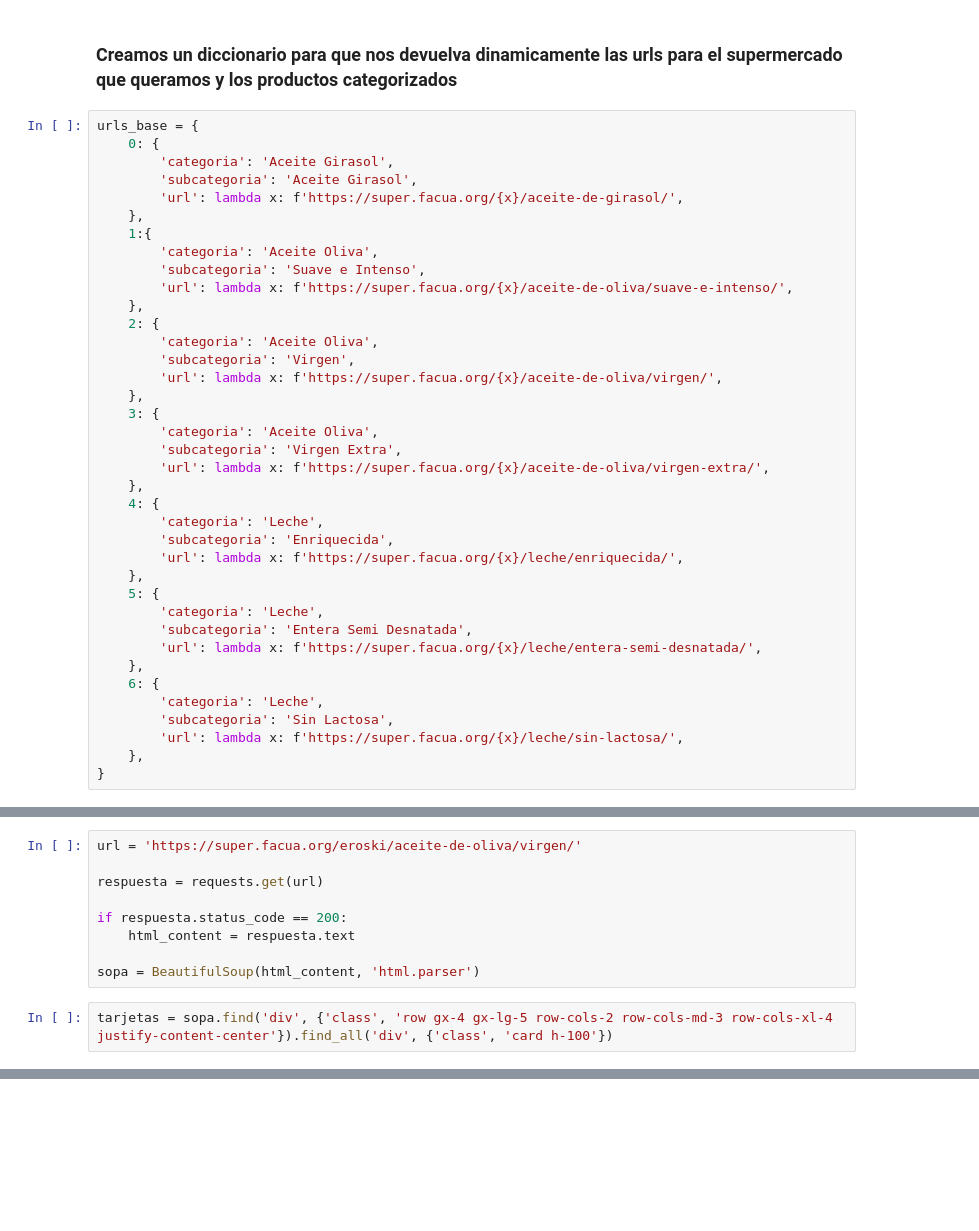
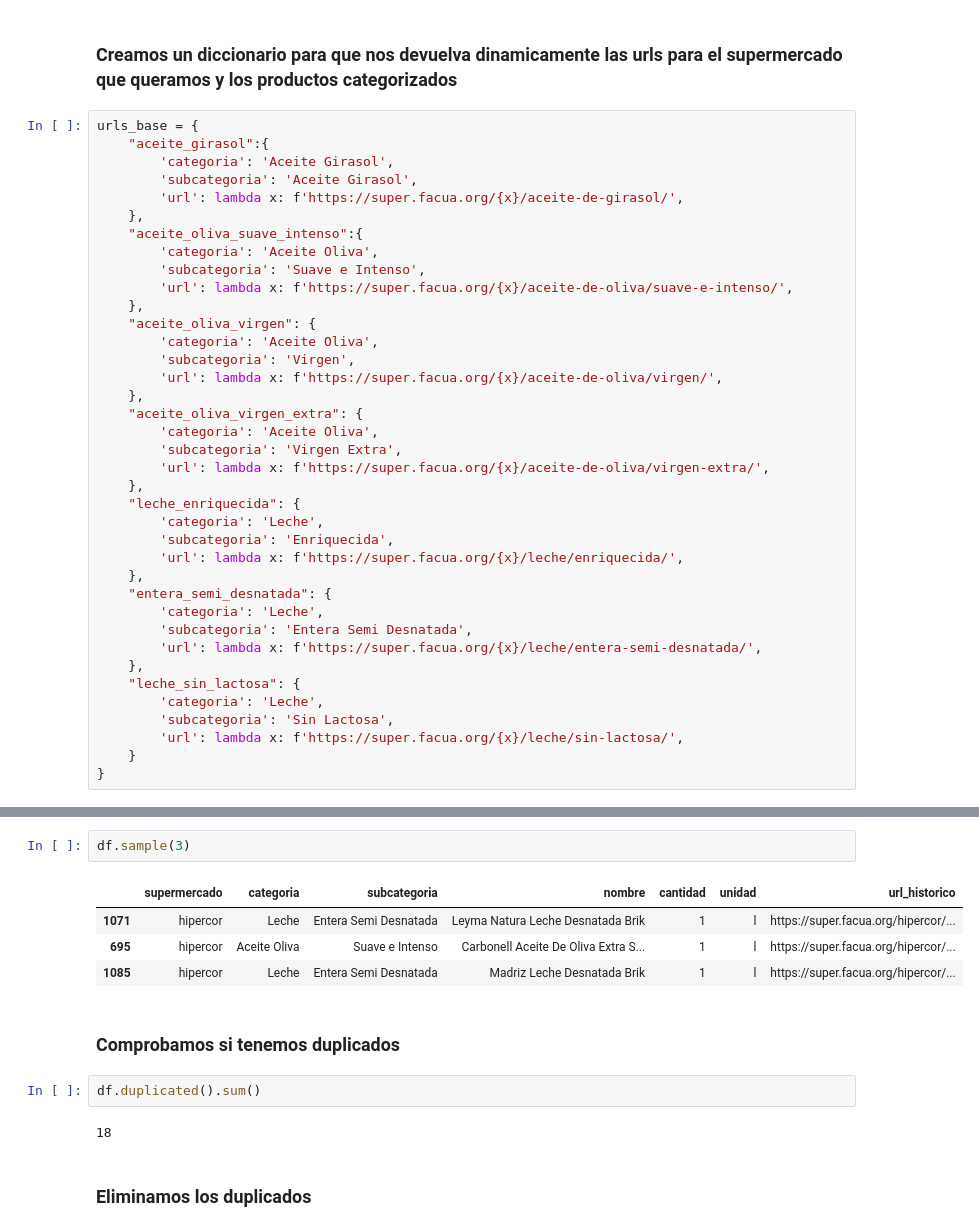
Before and after one commit to joseluisalmendral/Proyecto4-AnalisisFacua, a Jupyter notebook: notebooks/1_scrapping_de_datos.ipynb, the cells around one changed output, grey strips where cells are left out. Drawn from its saved outputs; the diff is of its cells as text; blank space fills up the shorter version.

```diff
--- a/notebooks/1_scrapping_de_datos.ipynb
+++ b/notebooks/1_scrapping_de_datos.ipynb
@@ -34,39 +36,39 @@ supermercados = ['mercadona', 'carrefour', 'eroski', 'dia', 'hipercor', 'alcampo
 ### Creamos un diccionario para que nos devuelva dinamicamente las urls para el supermercado que queramos y los productos categorizados
 # %%
 urls_base = {
-    0: {
+    "aceite_girasol":{
         'categoria': 'Aceite Girasol',
         'subcategoria': 'Aceite Girasol',
         'url': lambda x: f'https://super.facua.org/{x}/aceite-de-girasol/',
     },
-    1:{
+    "aceite_oliva_suave_intenso":{
         'categoria': 'Aceite Oliva',
         'subcategoria': 'Suave e Intenso',
         'url': lambda x: f'https://super.facua.org/{x}/aceite-de-oliva/suave-e-intenso/',
     },
-    2: {
+    "aceite_oliva_virgen": {
         'categoria': 'Aceite Oliva',
         'subcategoria': 'Virgen',
         'url': lambda x: f'https://super.facua.org/{x}/aceite-de-oliva/virgen/',
     },
-    3: {
+    "aceite_oliva_virgen_extra": {
         'categoria': 'Aceite Oliva',
         'subcategoria': 'Virgen Extra',
         'url': lambda x: f'https://super.facua.org/{x}/aceite-de-oliva/virgen-extra/',
     },
-    4: {
+    "leche_enriquecida": {
         'categoria': 'Leche',
         'subcategoria': 'Enriquecida',
         'url': lambda x: f'https://super.facua.org/{x}/leche/enriquecida/',
     },
-    5: {
+    "entera_semi_desnatada": {
         'categoria': 'Leche',
         'subcategoria': 'Entera Semi Desnatada',
         'url': lambda x: f'https://super.facua.org/{x}/leche/entera-semi-desnatada/',
     },
-    6: {
+    "leche_sin_lactosa": {
         'categoria': 'Leche',
         'subcategoria': 'Sin Lactosa',
         'url': lambda x: f'https://super.facua.org/{x}/leche/sin-lactosa/',
-    },
+    }
 }
@@ -78,11 +74,0 @@ urls_base = {
-# %%
-url = 'https://super.facua.org/eroski/aceite-de-oliva/virgen/'
-
-respuesta = requests.get(url)
-
-if respuesta.status_code == 200:
-    html_content = respuesta.text
-
-sopa = BeautifulSoup(html_content, 'html.parser')
-# %%
-tarjetas = sopa.find('div', {'class', 'row gx-4 gx-lg-5 row-cols-2 row-cols-md-3 row-cols-xl-4 justify-content-center'}).find_all('div', {'class', 'card h-100'})
@@ -145,0 +127,15 @@ df
+# %%
+df.sample(3)
+# %% [output]
+|  | supermercado | categoria | subcategoria | nombre | cantidad | unidad | url_historico |
+| 1071 | hipercor | Leche | Entera Semi Desnatada | Leyma Natura Leche Desnatada Brik | 1 | l | https://super.facua.org/hipercor/... |
+| 695 | hipercor | Aceite Oliva | Suave e Intenso | Carbonell Aceite De Oliva Extra S... | 1 | l | https://super.facua.org/hipercor/... |
+| 1085 | hipercor | Leche | Entera Semi Desnatada | Madriz Leche Desnatada Brik | 1 | l | https://super.facua.org/hipercor/... |
+# %% [markdown]
+### Comprobamos si tenemos duplicados
+# %%
+df.duplicated().sum()
+# %% [output]
+18
+# %% [markdown]
+### Eliminamos los duplicados
```
Also changed, not shown: parts of 18 cells of this notebook, 2 other files.
